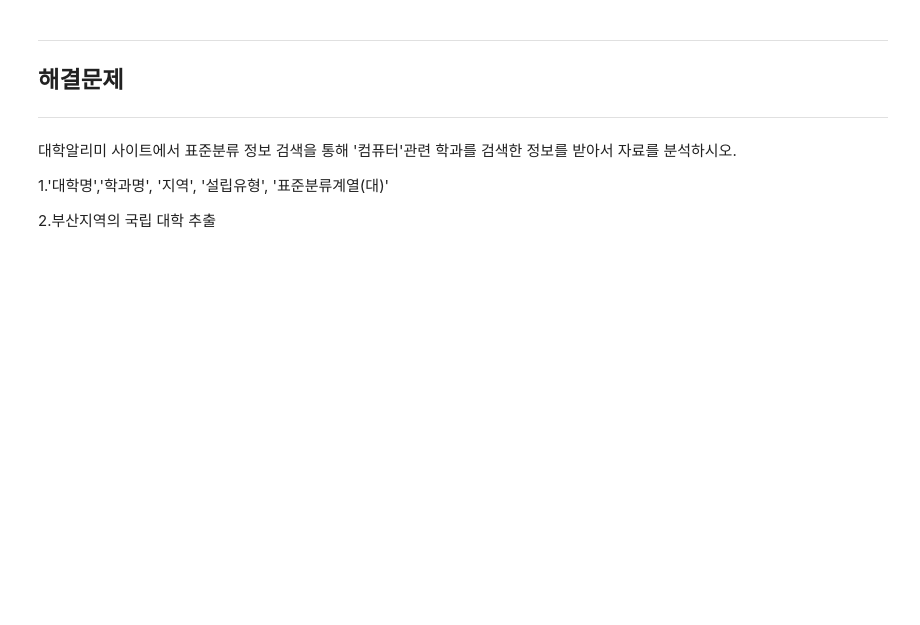
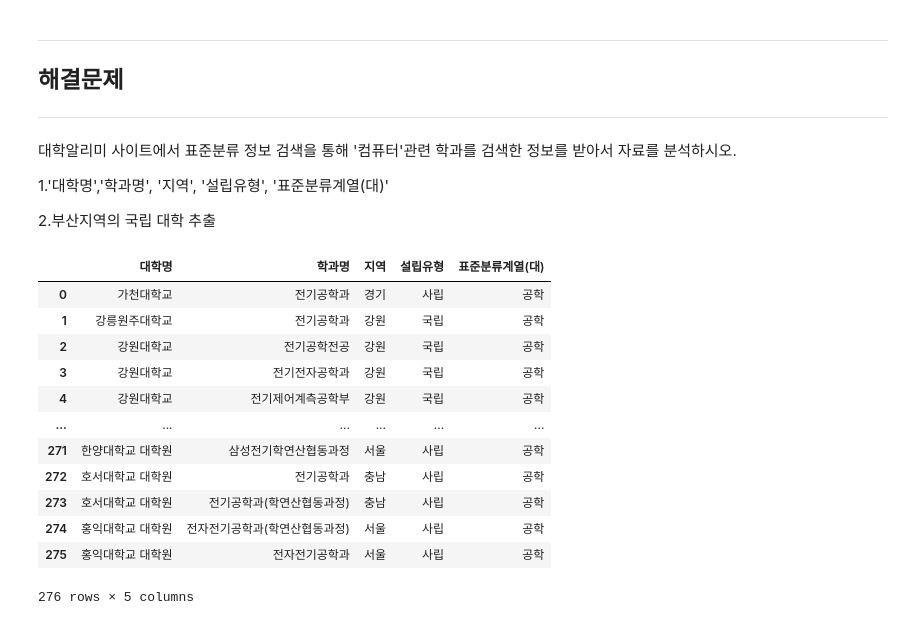
Before and after one commit to parkgeon40/phton2021, a Jupyter notebook: pandas_02_dataframe.ipynb, the cells around one changed output. Saved outputs shown, nothing was run; the diff lists cells and outputs as text; code cells hidden in the pictures; blank space fills up the shorter version.

```diff
--- a/pandas_02_dataframe.ipynb
+++ b/pandas_02_dataframe.ipynb
@@ -420,3 +817,20 @@ data.head()
 1.'대학명','학과명', '지역', '설립유형', '표준분류계열(대)'
 
 2.부산지역의 국립 대학 추출
+# %%
+data = pd.read_excel('/content/drive/MyDrive/Python특강/python2021/data/전기.xlsx')
+data[['대학명','학과명','지역','설립유형','표준분류계열(대)']]
+# %% [output]
+|  | 대학명 | 학과명 | 지역 | 설립유형 | 표준분류계열(대) |
+| 0 | 가천대학교 | 전기공학과 | 경기 | 사립 | 공학 |
+| 1 | 강릉원주대학교 | 전기공학과 | 강원 | 국립 | 공학 |
+| 2 | 강원대학교 | 전기공학전공 | 강원 | 국립 | 공학 |
+| 3 | 강원대학교 | 전기전자공학과 | 강원 | 국립 | 공학 |
+| 4 | 강원대학교 | 전기제어계측공학부 | 강원 | 국립 | 공학 |
+| ... | ... | ... | ... | ... | ... |
+| 271 | 한양대학교 대학원 | 삼성전기학연산협동과정 | 서울 | 사립 | 공학 |
+| 272 | 호서대학교 대학원 | 전기공학과 | 충남 | 사립 | 공학 |
+| 273 | 호서대학교 대학원 | 전기공학과(학연산협동과정) | 충남 | 사립 | 공학 |
+| 274 | 홍익대학교 대학원 | 전자전기공학과(학연산협동과정) | 서울 | 사립 | 공학 |
+| 275 | 홍익대학교 대학원 | 전자전기공학과 | 서울 | 사립 | 공학 |
+276 rows × 5 columns
```
Also changed, not shown: parts of 38 cells of this notebook.
